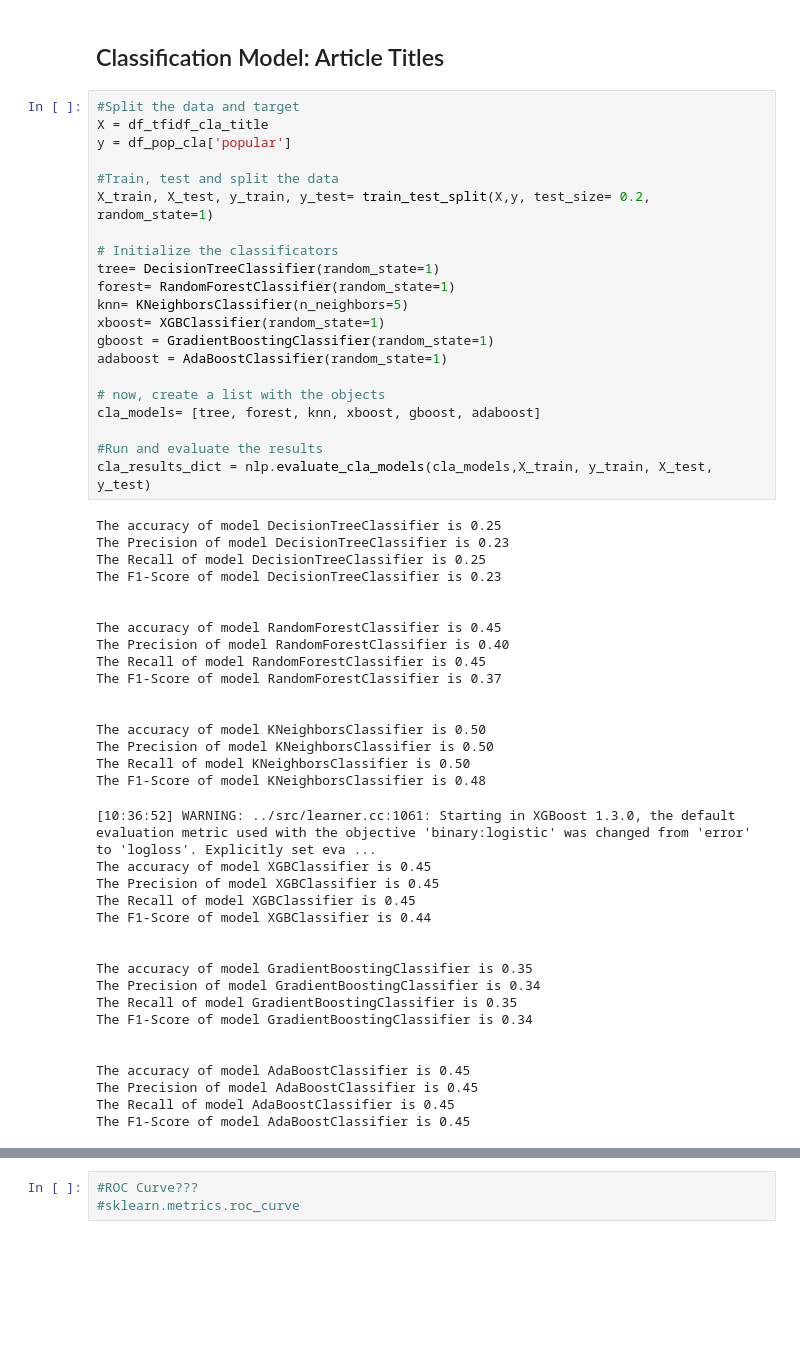
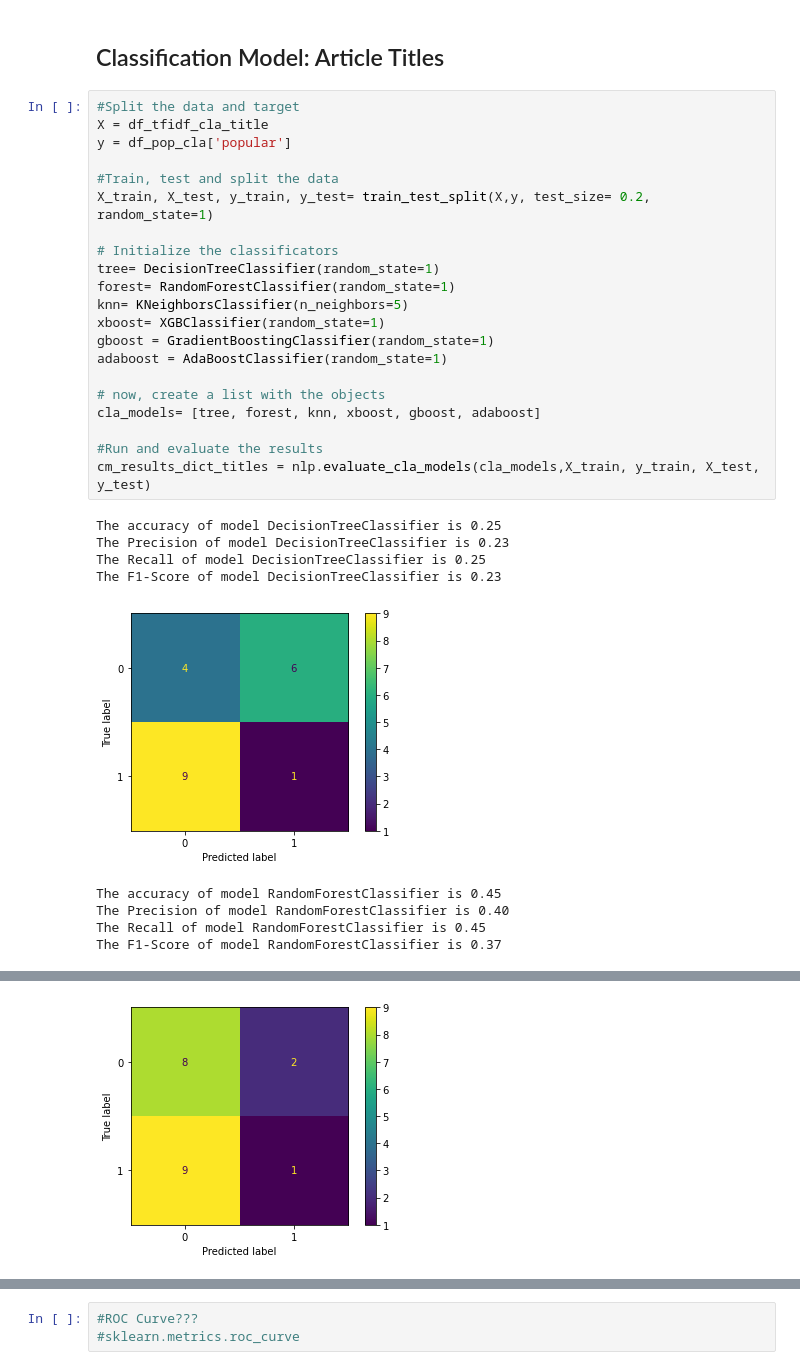
Before and after one commit to louisbove84/Article-Rating-Predictor, a Jupyter notebook: NLP.ipynb, the cells around one changed output, grey strips where cells are left out. Drawn from its saved outputs; the diff is of its cells as text; blank space fills up the shorter version.

```diff
--- a/NLP.ipynb
+++ b/NLP.ipynb
@@ -131,55 +134,31 @@ The RMSE of model GradientBoostingRegressor is 547.08
 # %%
 #Split the data and target
 X = df_tfidf_cla_title
 y = df_pop_cla['popular']
 
 #Train, test and split the data
 X_train, X_test, y_train, y_test= train_test_split(X,y, test_size= 0.2, random_state=1)
 
 # Initialize the classificators
 tree= DecisionTreeClassifier(random_state=1)
 forest= RandomForestClassifier(random_state=1)
 knn= KNeighborsClassifier(n_neighbors=5)
 xboost= XGBClassifier(random_state=1)
 gboost = GradientBoostingClassifier(random_state=1)
 adaboost = AdaBoostClassifier(random_state=1)
 
 # now, create a list with the objects
 cla_models= [tree, forest, knn, xboost, gboost, adaboost]
 
 #Run and evaluate the results
-cla_results_dict = nlp.evaluate_cla_models(cla_models,X_train, y_train, X_test, y_test)
+cm_results_dict_titles = nlp.evaluate_cla_models(cla_models,X_train, y_train, X_test, y_test)
 # %% [output]
 The accuracy of model DecisionTreeClassifier is 0.25
 The Precision of model DecisionTreeClassifier is 0.23
 The Recall of model DecisionTreeClassifier is 0.25
 The F1-Score of model DecisionTreeClassifier is 0.23
-
-
-The accuracy of model RandomForestClassifier is 0.45
-The Precision of model RandomForestClassifier is 0.40
-The Recall of model RandomForestClassifier is 0.45
-The F1-Score of model RandomForestClassifier is 0.37
-
-
-The accuracy of model KNeighborsClassifier is 0.50
-The Precision of model KNeighborsClassifier is 0.50
-The Recall of model KNeighborsClassifier is 0.50
-The F1-Score of model KNeighborsClassifier is 0.48
+[figure, new version]
-[10:36:52] WARNING: ../src/learner.cc:1061: Starting in XGBoost 1.3.0, the default evaluation metric used with the objective 'binary:logistic' was changed from 'error' to 'logloss'. Explicitly set eva ...
-The accuracy of model XGBClassifier is 0.45
-The Precision of model XGBClassifier is 0.45
-The Recall of model XGBClassifier is 0.45
-The F1-Score of model XGBClassifier is 0.44
-
-
-The accuracy of model GradientBoostingClassifier is 0.35
-The Precision of model GradientBoostingClassifier is 0.34
-The Recall of model GradientBoostingClassifier is 0.35
-The F1-Score of model GradientBoostingClassifier is 0.34
-
-
-The accuracy of model AdaBoostClassifier is 0.45
-The Precision of model AdaBoostClassifier is 0.45
-The Recall of model AdaBoostClassifier is 0.45
-The F1-Score of model AdaBoostClassifier is 0.45
+The accuracy of model RandomForestClassifier is 0.45
+The Precision of model RandomForestClassifier is 0.40
+The Recall of model RandomForestClassifier is 0.45
+The F1-Score of model RandomForestClassifier is 0.37
@@ -186,0 +165 @@ The F1-Score of model AdaBoostClassifier is 0.45
+[figure, added]
```
Also changed, not shown: parts of 5 cells of this notebook, 1 other file.
